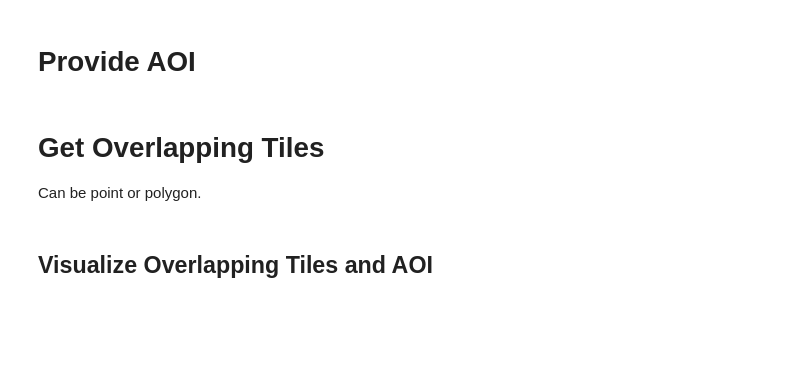
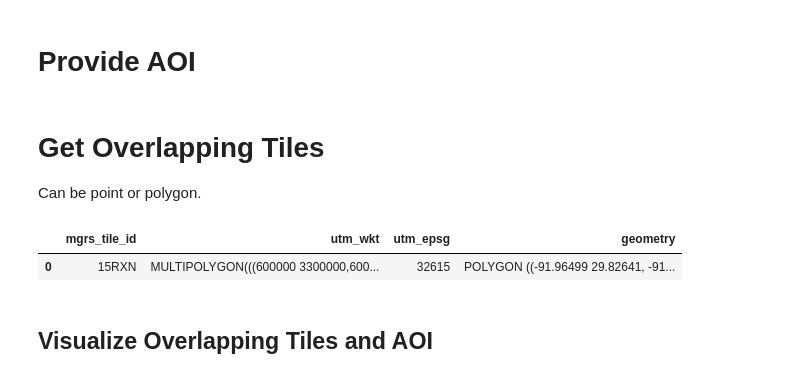
Before and after one commit to opera-adt/dist-s1-enumerator, a Jupyter notebook: notebooks/B__Enumerate_MGRS_tile.ipynb, the cells around one changed output. Saved outputs shown, nothing was run; the diff lists cells and outputs as text; code cells hidden in the pictures; blank space fills up the shorter version.

```diff
--- a/notebooks/B__Enumerate_MGRS_tile.ipynb
+++ b/notebooks/B__Enumerate_MGRS_tile.ipynb
@@ -27,6 +27,10 @@ df_aoi = gpd.GeoDataFrame(geometry=[point], crs=CRS.from_epsg(4326))
 Can be point or polygon.
 # %%
 df_mgrs_tiles = get_mgrs_tiles_overlapping_geometry(point)
+df_mgrs_tiles.head()
+# %% [output]
+|  | mgrs_tile_id | utm_wkt | utm_epsg | geometry |
+| 0 | 15RXN | MULTIPOLYGON(((600000 3300000,600... | 32615 | POLYGON ((-91.96499 29.82641, -91... |
 # %% [markdown]
 ## Visualize Overlapping Tiles and AOI
 # %%
```
Also changed, not shown: 1 other file.
